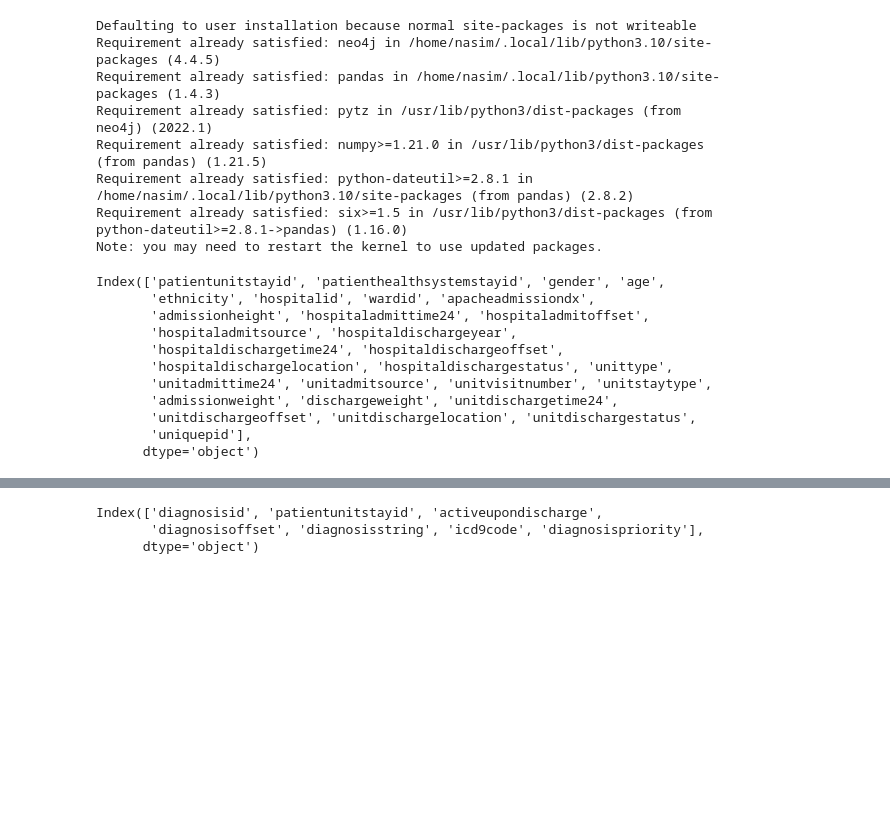
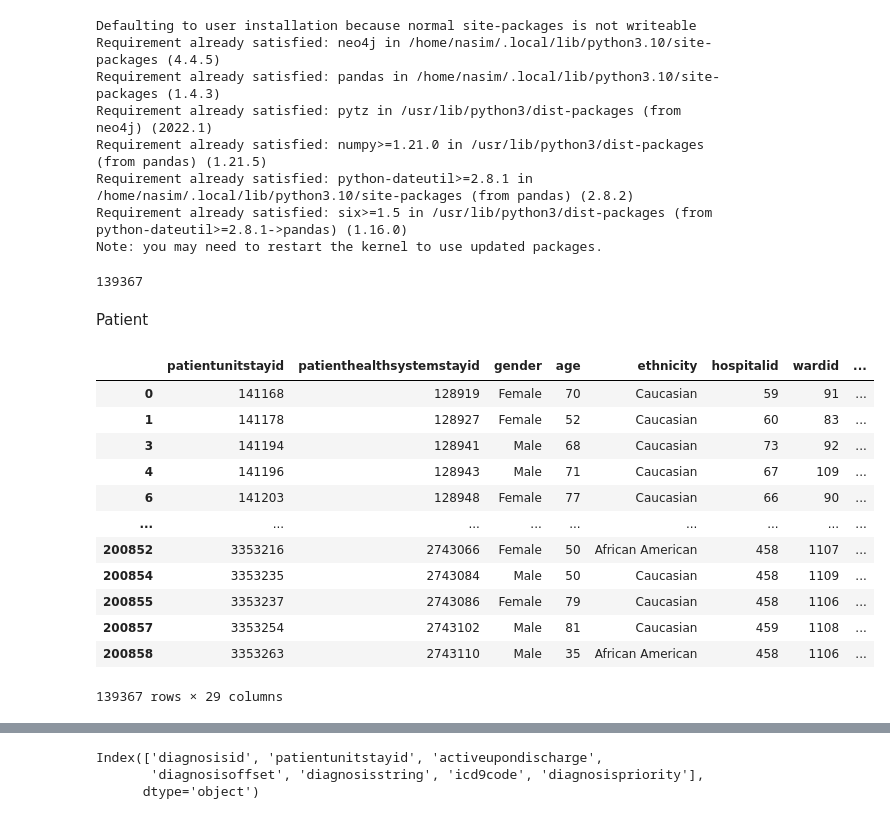
Before and after one commit to nasim-ahmed/ML-Libraries-Graph-Database-Neo4j, a Jupyter notebook: PyG-Neo4j/thesis/preprocessing/Neo4jUpload.ipynb, the cells around one changed output, grey strips where cells are left out. Saved outputs shown, nothing was run; the diff lists cells and outputs as text; code cells hidden in the pictures; blank space fills up the shorter version.

```diff
--- a/PyG-Neo4j/thesis/preprocessing/Neo4jUpload.ipynb
+++ b/PyG-Neo4j/thesis/preprocessing/Neo4jUpload.ipynb
@@ -33,14 +38,24 @@ diagnosis_df = pd.read_csv('../../../PyG-Neo4j/dataset/eicu-collaborative-resear
-# %%
-patient_df.columns
-# %% [output]
-Index(['patientunitstayid', 'patienthealthsystemstayid', 'gender', 'age',
-       'ethnicity', 'hospitalid', 'wardid', 'apacheadmissiondx',
-       'admissionheight', 'hospitaladmittime24', 'hospitaladmitoffset',
-       'hospitaladmitsource', 'hospitaldischargeyear',
-       'hospitaldischargetime24', 'hospitaldischargeoffset',
-       'hospitaldischargelocation', 'hospitaldischargestatus', 'unittype',
-       'unitadmittime24', 'unitadmitsource', 'unitvisitnumber', 'unitstaytype',
-       'admissionweight', 'dischargeweight', 'unitdischargetime24',
-       'unitdischargeoffset', 'unitdischargelocation', 'unitdischargestatus',
-       'uniquepid'],
-      dtype='object')
+# %%
+patient_df['uniquepid'].nunique()
+# %% [output]
+139367
+# %% [markdown]
+Patient
+# %%
+#Get distinct values of a dataframe based on a column
+p_unique_df = patient_df.drop_duplicates(subset=["uniquepid"])
+p_unique_df
+# %% [output]
+|  | patientunitstayid | patienthealthsystemstayid | gender | age | ethnicity | hospitalid | wardid | ... |
+| 0 | 141168 | 128919 | Female | 70 | Caucasian | 59 | 91 | ... |
+| 1 | 141178 | 128927 | Female | 52 | Caucasian | 60 | 83 | ... |
+| 3 | 141194 | 128941 | Male | 68 | Caucasian | 73 | 92 | ... |
+| 4 | 141196 | 128943 | Male | 71 | Caucasian | 67 | 109 | ... |
+| 6 | 141203 | 128948 | Female | 77 | Caucasian | 66 | 90 | ... |
+| ... | ... | ... | ... | ... | ... | ... | ... | ... |
+| 200852 | 3353216 | 2743066 | Female | 50 | African American | 458 | 1107 | ... |
+| 200854 | 3353235 | 2743084 | Male | 50 | Caucasian | 458 | 1109 | ... |
+| 200855 | 3353237 | 2743086 | Female | 79 | Caucasian | 458 | 1106 | ... |
+| 200857 | 3353254 | 2743102 | Male | 81 | Caucasian | 459 | 1108 | ... |
+| 200858 | 3353263 | 2743110 | Male | 35 | African American | 458 | 1106 | ... |
+139367 rows × 29 columns
```
Also changed, not shown: parts of 24 cells of this notebook, 2 other files.
